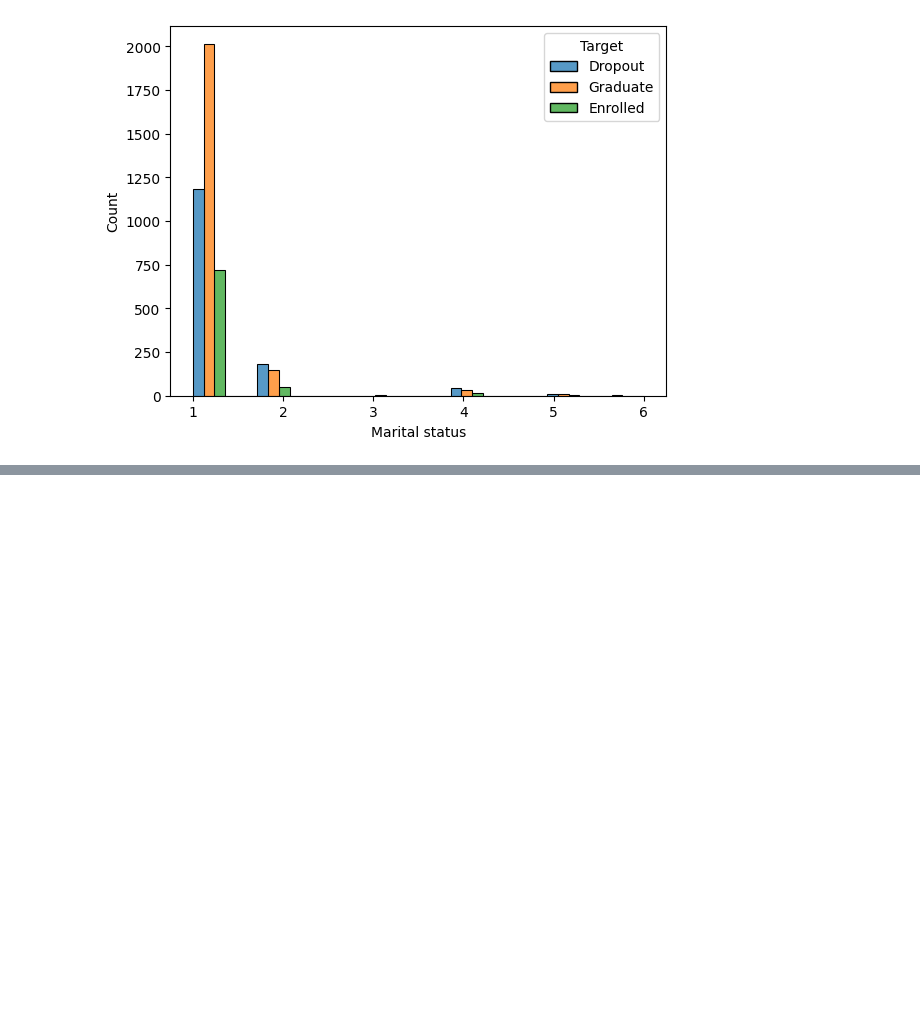
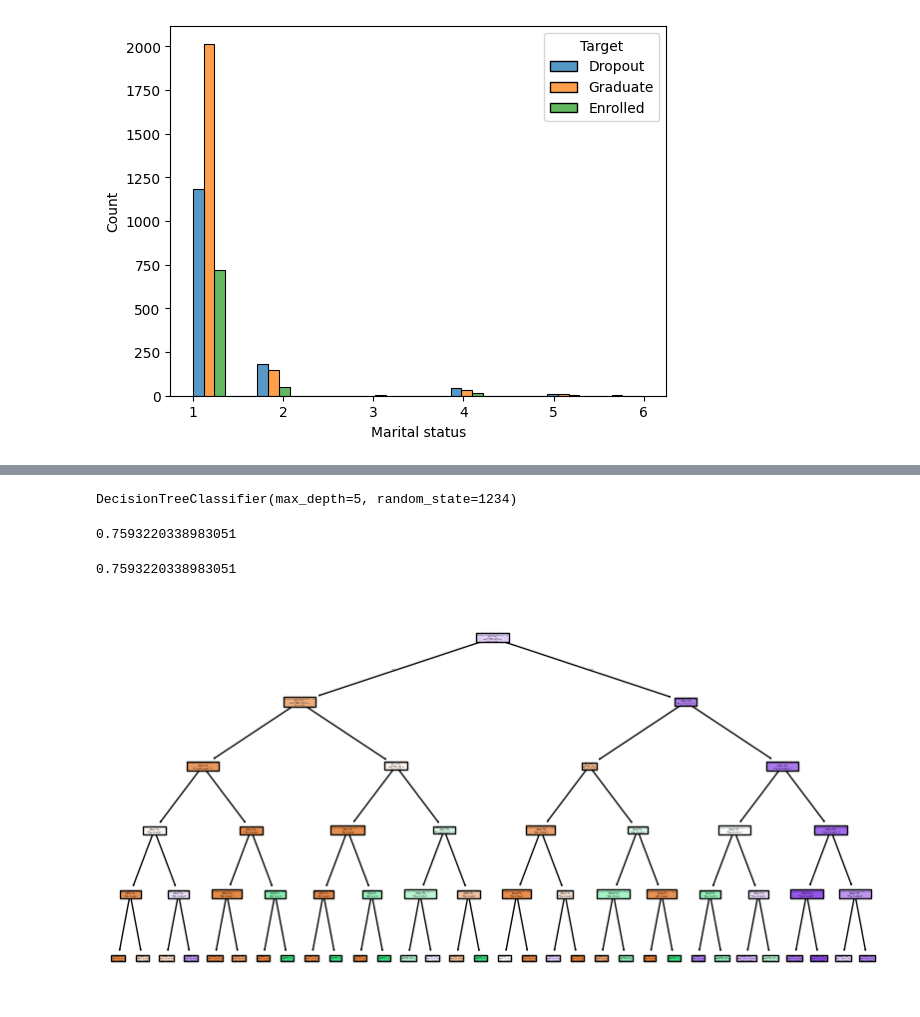
Before and after one commit to willshobwish/introducao-a-ciencia-de-dados, a Jupyter notebook: 2025-03-20 Regression.ipynb, the cells around one changed output, grey strips where cells are left out. Saved outputs shown, nothing was run; the diff lists cells and outputs as text; code cells hidden in the pictures; blank space fills up the shorter version.

Commit message:
Feat: decision trees

```diff
--- a/2025-03-20 Regression.ipynb
+++ b/2025-03-20 Regression.ipynb
@@ -61,0 +165,7 @@ sns.histplot(data=df,x="Marital status",hue='Target',multiple="dodge")
+# %%
+tree_model = DecisionTreeClassifier(max_depth=5, random_state=1234)
+tree_model_std = DecisionTreeClassifier(max_depth=5, random_state=1234)
+tree_model.fit(x_train, y_train)
+tree_model_std.fit(x_train_standart,y_train)
+# %% [output]
+DecisionTreeClassifier(max_depth=5, random_state=1234)
@@ -61,0 +175,17 @@ sns.histplot(data=df,x="Marital status",hue='Target',multiple="dodge")
+# %%
+accuracy = accuracy_score(y_test, y_pred)
+accuracy_std = accuracy_score(y_test, y_pred_std)
+display(accuracy)
+display(accuracy_std)
+# %% [output]
+0.7593220338983051
+0.7593220338983051
+# %%
+plt.figure(figsize=(10, 5))
+
+# plot_tree(tree_model)
+plot_tree(tree_model, feature_names=X.columns, class_names=labels, filled=True)
+# plt.show()
+plt.savefig("plot.pdf", format="pdf", bbox_inches="tight")
+# %% [output]
+[figure, added]
```
Also changed, not shown: parts of 21 cells of this notebook, 1 other file.
